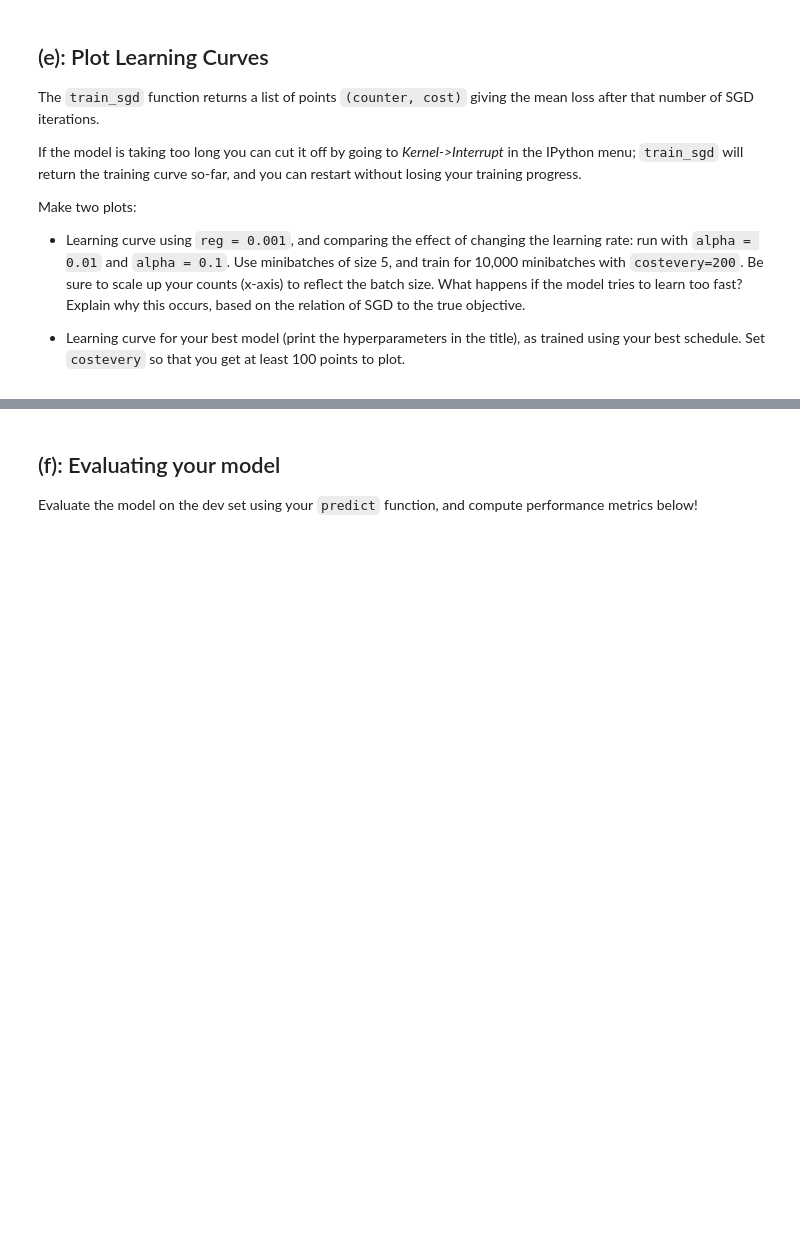
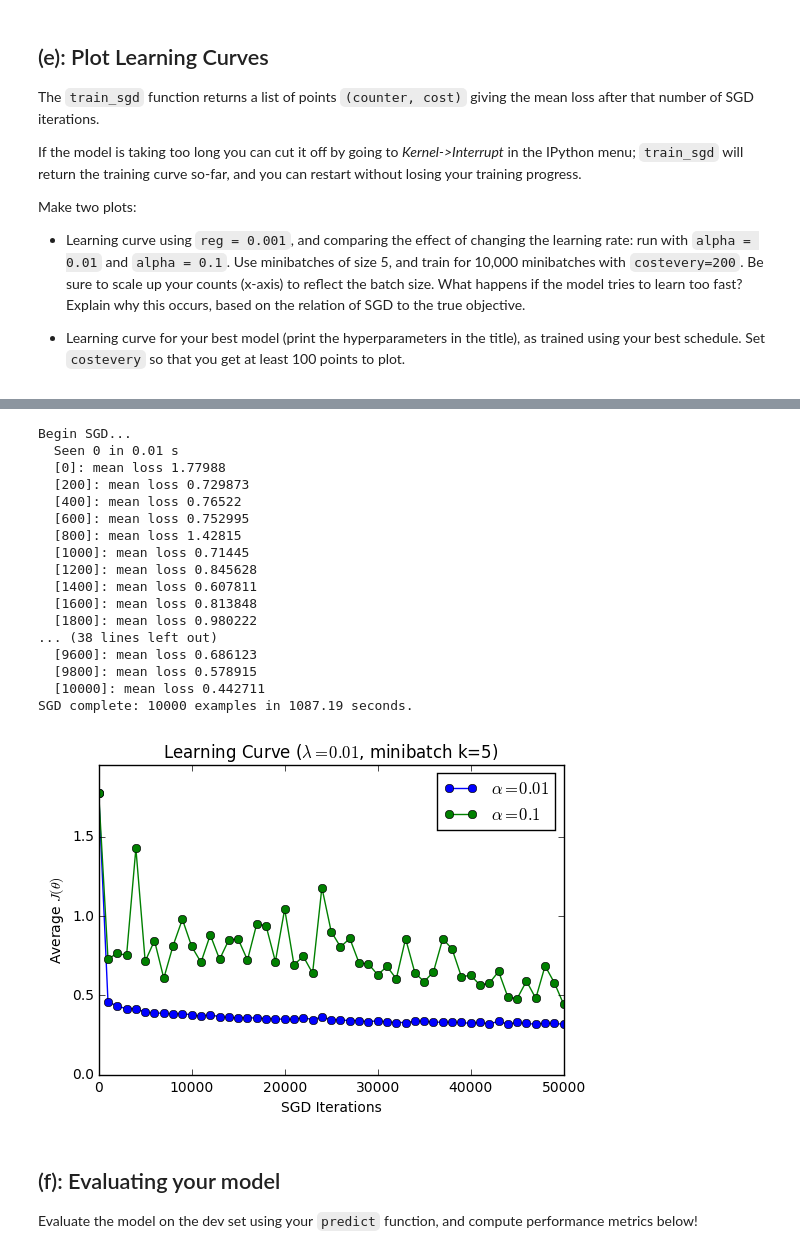
Before and after one commit to ZhengXuxiao/DLforNLP, a Jupyter notebook: assignment2/part1-NER.ipynb, the cells around one changed output, grey strips where cells are left out. Cells and saved outputs as stored; diff of their text form; code cells hidden in the pictures; blank space fills up the shorter version.

```diff
--- a/assignment2/part1-NER.ipynb
+++ b/assignment2/part1-NER.ipynb
@@ -212,20 +284,41 @@ savefig("ner.learningcurve.best.png")
 # %%
 ##
 # Plot comparison of learning rates here
 # feel free to change the code below
-
+trainingcurve1 = traincurvebest
+clf2 = WindowMLP(wv, windowsize = windowsize, dims = [None, 100, 5], reg = best_reg, alpha = alpha2)
+trainingcurve2 = clf2.train_sgd(X_train, y_train, idxiter = minibatch_iterator(range(len(y_train)),best_minibatches,10000), printevery = 300000, costevery = 200)
 figure(figsize=(6,4))
 counts, costs = zip(*trainingcurve1)
 plot(5*array(counts), costs, color='b', marker='o', linestyle='-', label=r"$\alpha=0.01$")
 counts, costs = zip(*trainingcurve2)
 plot(5*array(counts), costs, color='g', marker='o', linestyle='-', label=r"$\alpha=0.1$")
 title(r"Learning Curve ($\lambda=0.01$, minibatch k=5)")
 xlabel("SGD Iterations"); ylabel(r"Average $J(\theta)$");
 ylim(ymin=0, ymax=max(1.1*max(costs),3*min(costs)));
 legend()
 
 # Don't change this filename
 savefig("ner.learningcurve.comparison.png")
+# %% [output]
+Begin SGD...
+  Seen 0 in 0.01 s
+  [0]: mean loss 1.77988
+  [200]: mean loss 0.729873
+  [400]: mean loss 0.76522
+  [600]: mean loss 0.752995
+  [800]: mean loss 1.42815
+  [1000]: mean loss 0.71445
+  [1200]: mean loss 0.845628
+  [1400]: mean loss 0.607811
+  [1600]: mean loss 0.813848
+  [1800]: mean loss 0.980222
+... (38 lines left out)
+  [9600]: mean loss 0.686123
+  [9800]: mean loss 0.578915
+  [10000]: mean loss 0.442711
+SGD complete: 10000 examples in 1087.19 seconds.
+[figure, added]
 # %% [markdown]
 ## (f): Evaluating your model
 Evaluate the model on the dev set using your `predict` function, and compute performance metrics below!
```
Also changed, not shown: parts of 6 cells of this notebook.
